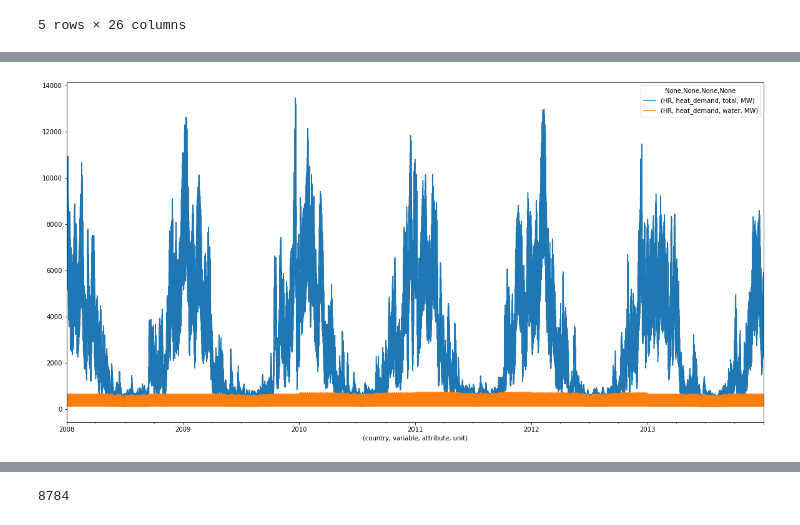
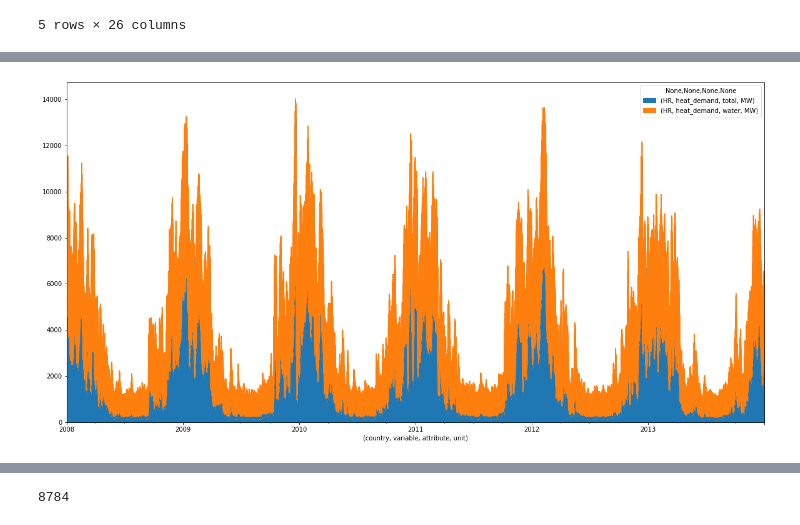
Before and after one commit to ehlimana/EMS, a Jupyter notebook: Untitled2.ipynb, the cells around one changed output, grey strips where cells are left out. Drawn from its saved outputs; the diff is of its cells as text; code cells hidden in the pictures.

```diff
--- a/Untitled2.ipynb
+++ b/Untitled2.ipynb
@@ -122,10 +128,10 @@ file=file.dropna(subset=[(     'HR',  'heat_demand',         'space',          '
 #check heatprofile and last version
 # %%
 heat_demand=[('HR',  'heat_demand',         'total',          'MW'),(     'HR',  'heat_demand',         'water',          'MW')]
-file.plot(x=('country',     'variable',     'attribute',        'unit'),y=heat_demand,kind="line",figsize=(20,10))
+file.plot.area(x=('country',     'variable',     'attribute',        'unit'),y=heat_demand,figsize=(20,10))
 plt.show()
 # %% [output]
-[figure, old version]
+[figure, new version]
 # %%
 file=file.drop(file.index[[0,1]])
 # %%
```
Also changed, not shown: parts of 24 cells of this notebook, 3 other files.
